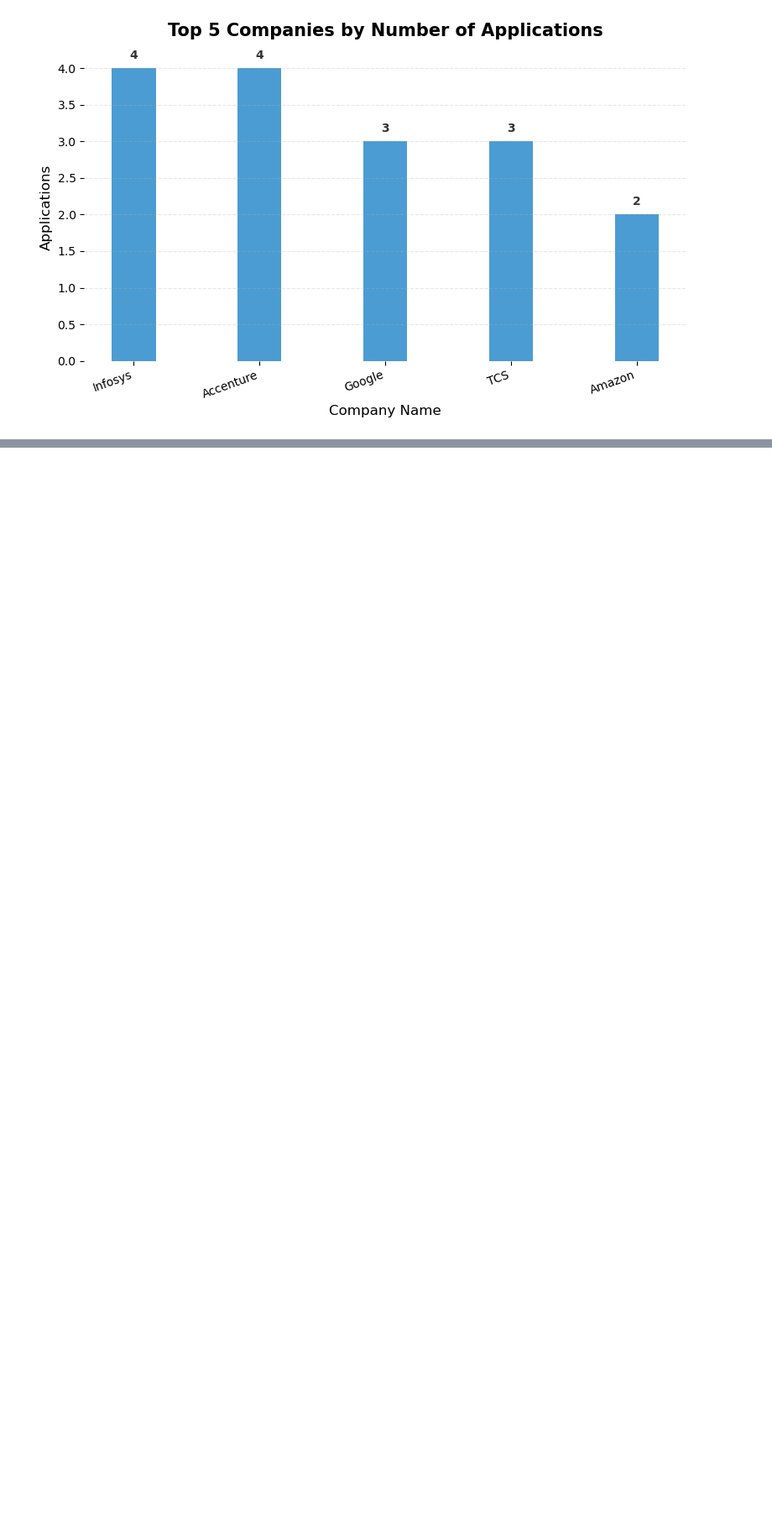
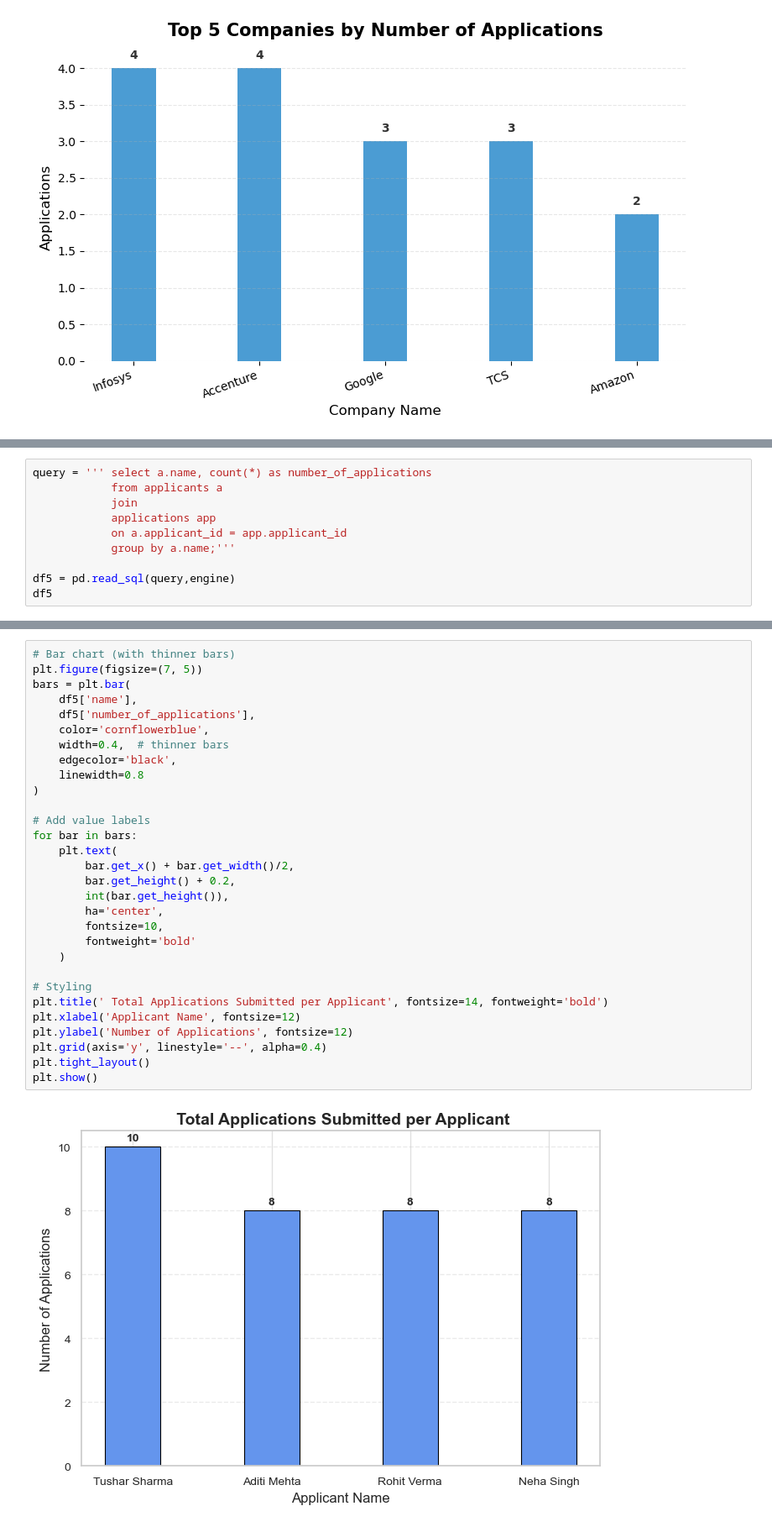
Before and after one commit to tusharshukla34/Job-Application-Tracker-With-SQL-and-Python-libraries, a Jupyter notebook: Job Application Tracker.ipynb, the cells around one changed output, grey strips where cells are left out. Shown at 84% size. Drawn from its saved outputs; the diff is of its cells as text; blank space fills up the shorter version.

```diff
--- a/Job Application Tracker.ipynb
+++ b/Job Application Tracker.ipynb
@@ -152,0 +228,10 @@ plt.show()
+# %%
+query = ''' select a.name, count(*) as number_of_applications
+            from applicants a
+            join
+            applications app
+            on a.applicant_id = app.applicant_id
+            group by a.name;'''
+
+df5 = pd.read_sql(query,engine)
+df5
@@ -152,0 +244,32 @@ plt.show()
+# %%
+# Bar chart (with thinner bars)
+plt.figure(figsize=(7, 5))
+bars = plt.bar(
+    df5['name'],
+    df5['number_of_applications'],
+    color='cornflowerblue',
+    width=0.4,  # thinner bars
+    edgecolor='black',
+    linewidth=0.8
+)
+
+# Add value labels
+for bar in bars:
+    plt.text(
+        bar.get_x() + bar.get_width()/2,
+        bar.get_height() + 0.2,
+        int(bar.get_height()),
+        ha='center',
+        fontsize=10,
+        fontweight='bold'
+    )
+
+# Styling
+plt.title(' Total Applications Submitted per Applicant', fontsize=14, fontweight='bold')
+plt.xlabel('Applicant Name', fontsize=12)
+plt.ylabel('Number of Applications', fontsize=12)
+plt.grid(axis='y', linestyle='--', alpha=0.4)
+plt.tight_layout()
+plt.show()
+# %% [output]
+[figure, added]
```
Also changed, not shown: parts of 16 cells of this notebook.
